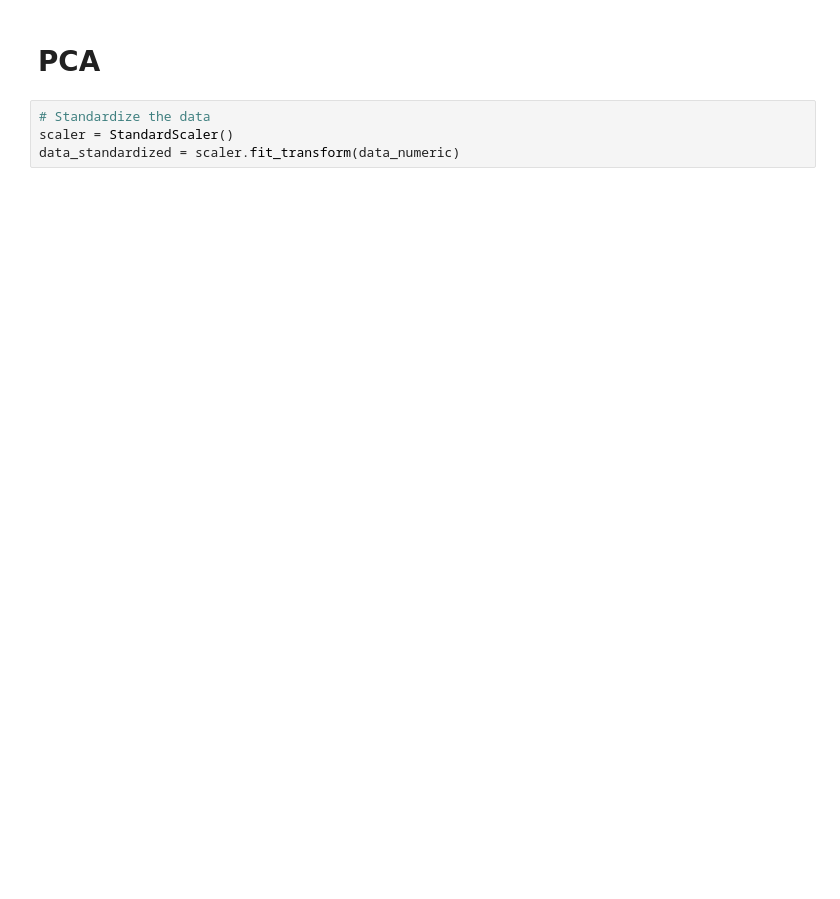
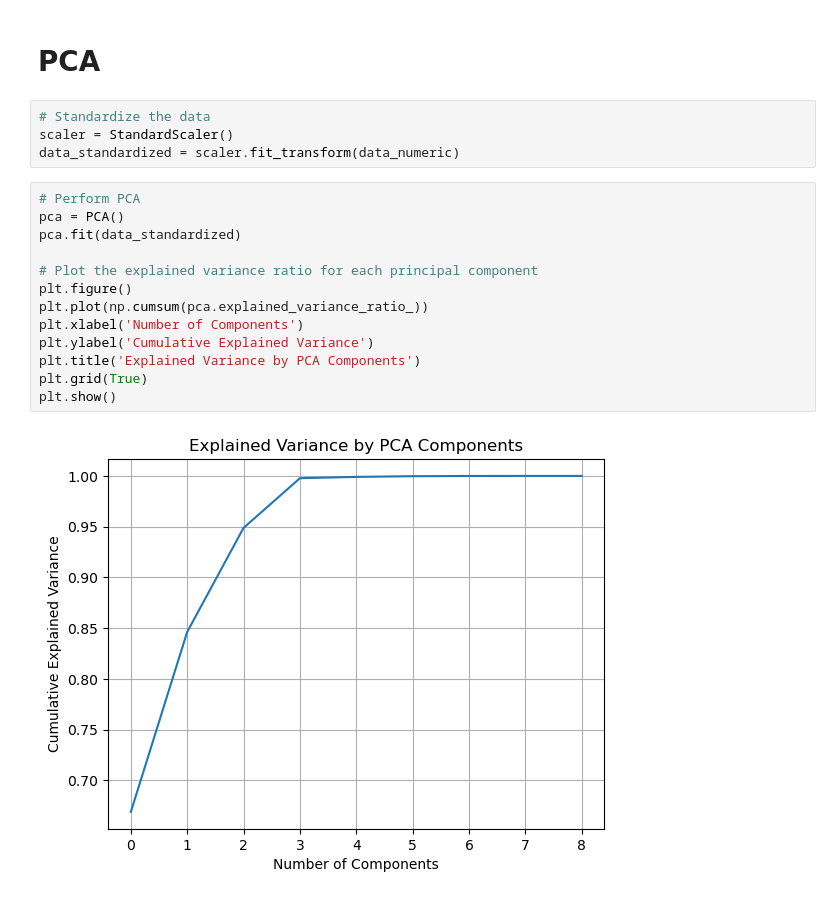
Before and after one commit to dzzz707/02450project1-group66, a Jupyter notebook: group66.ipynb, the cells around one changed output. Drawn from its saved outputs; the diff is of its cells as text; blank space fills up the shorter version.

```diff
--- a/group66.ipynb
+++ b/group66.ipynb
@@ -171,3 +160,18 @@ plt.show()
 # Standardize the data
 scaler = StandardScaler()
 data_standardized = scaler.fit_transform(data_numeric)
+# %%
+# Perform PCA
+pca = PCA()
+pca.fit(data_standardized)
+
+# Plot the explained variance ratio for each principal component
+plt.figure()
+plt.plot(np.cumsum(pca.explained_variance_ratio_))
+plt.xlabel('Number of Components')
+plt.ylabel('Cumulative Explained Variance')
+plt.title('Explained Variance by PCA Components')
+plt.grid(True)
+plt.show()
+# %% [output]
+[figure, added]
```
Also changed, not shown: parts of 7 cells of this notebook.
